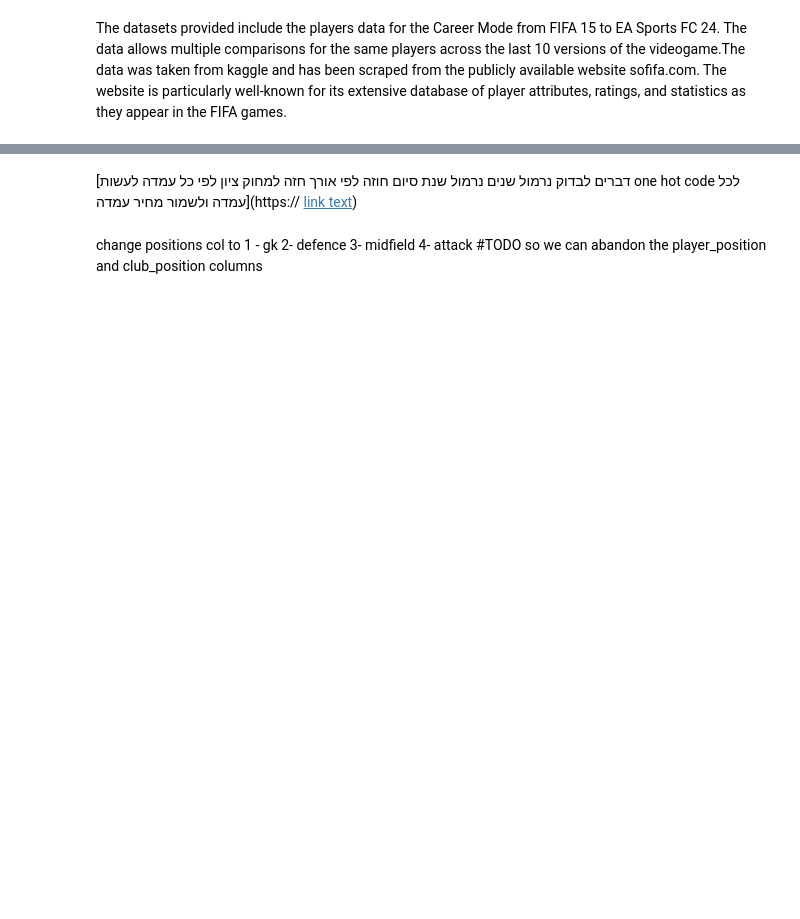
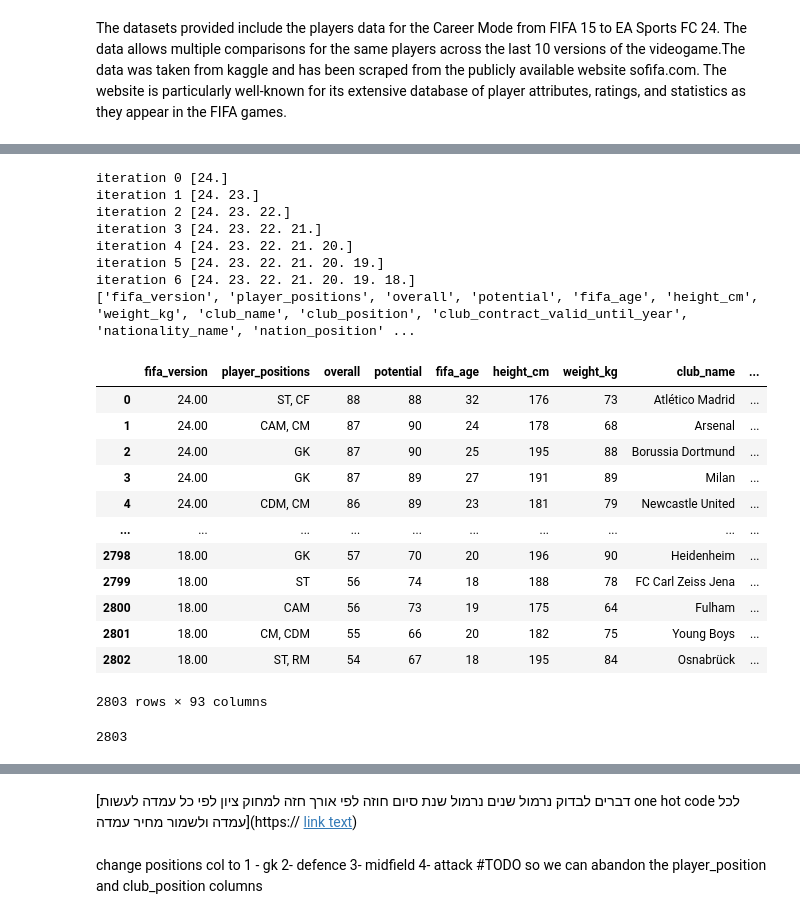
Before and after one commit to yuvalmar16/project-fintech, a Jupyter notebook: Copy_of_Fintech_Project (2).ipynb, the cells around one changed output, grey strips where cells are left out. Cells and saved outputs as stored; diff of their text form; code cells hidden in the pictures; blank space fills up the shorter version.

```diff
--- a/Copy_of_Fintech_Project (2).ipynb
+++ b/Copy_of_Fintech_Project (2).ipynb
@@ -277,15 +294,0 @@ Number of dataframes in combined list: 7
-# %%
-# checking that all dataframs have same columns
-
-for df in df_transfers_all:
-  # Check if "Messi" is in the DataFrame
-  df = df[df['name'].str.contains('Messi')]
-
-  # Display the entries related to Messi
-  if not df.empty:
-      print("Messi is in the dataset.")
-  else:
-      print("Messi is not in the dataset.")
-
-
-  print (df.columns.tolist())
@@ -398 +443,37 @@ full_joined_df
+# %%
+full_joined_df = pd.DataFrame(columns = df_24.columns.tolist())
+for i in range (len(df_transfers_all_list)):
+    df_fifa_this_year = df_24[df_24['fifa_version'] ==(24 - i)]
+    fifa_with_transfer = pd.merge(df_fifa_this_year, df_transfers_all_list[i], on='name', how='inner')
+    fifa_with_transfer = fifa_with_transfer.drop_duplicates(subset=['name'])
+    dfs_to_merge = [full_joined_df, fifa_with_transfer]
+    full_joined_df = pd.concat(dfs_to_merge, ignore_index=True)
+    print("iteration", i, full_joined_df['fifa_version'].unique())
+print((full_joined_df.columns.tolist()))
+display(full_joined_df)
+print(len(full_joined_df))
+full_joined_df.to_csv('merged_data.csv', index=False)
+# %% [output]
+iteration 0 [24.]
+iteration 1 [24. 23.]
+iteration 2 [24. 23. 22.]
+iteration 3 [24. 23. 22. 21.]
+iteration 4 [24. 23. 22. 21. 20.]
+iteration 5 [24. 23. 22. 21. 20. 19.]
+iteration 6 [24. 23. 22. 21. 20. 19. 18.]
+['fifa_version', 'player_positions', 'overall', 'potential', 'fifa_age', 'height_cm', 'weight_kg', 'club_name', 'club_position', 'club_contract_valid_until_year', 'nationality_name', 'nation_position' ...
+|  | fifa_version | player_positions | overall | potential | fifa_age | height_cm | weight_kg | club_name | ... |
+| 0 | 24.00 | ST, CF | 88 | 88 | 32 | 176 | 73 | Atlético Madrid | ... |
+| 1 | 24.00 | CAM, CM | 87 | 90 | 24 | 178 | 68 | Arsenal | ... |
+| 2 | 24.00 | GK | 87 | 90 | 25 | 195 | 88 | Borussia Dortmund | ... |
+| 3 | 24.00 | GK | 87 | 89 | 27 | 191 | 89 | Milan | ... |
+| 4 | 24.00 | CDM, CM | 86 | 89 | 23 | 181 | 79 | Newcastle United | ... |
+| ... | ... | ... | ... | ... | ... | ... | ... | ... | ... |
+| 2798 | 18.00 | GK | 57 | 70 | 20 | 196 | 90 | Heidenheim | ... |
+| 2799 | 18.00 | ST | 56 | 74 | 18 | 188 | 78 | FC Carl Zeiss Jena | ... |
+| 2800 | 18.00 | CAM | 56 | 73 | 19 | 175 | 64 | Fulham | ... |
+| 2801 | 18.00 | CM, CDM | 55 | 66 | 20 | 182 | 75 | Young Boys | ... |
+| 2802 | 18.00 | ST, RM | 54 | 67 | 18 | 195 | 84 | Osnabrück | ... |
+2803 rows × 93 columns
+2803
 # %%
```
Also changed, not shown: parts of 38 cells of this notebook, 4 other files.
